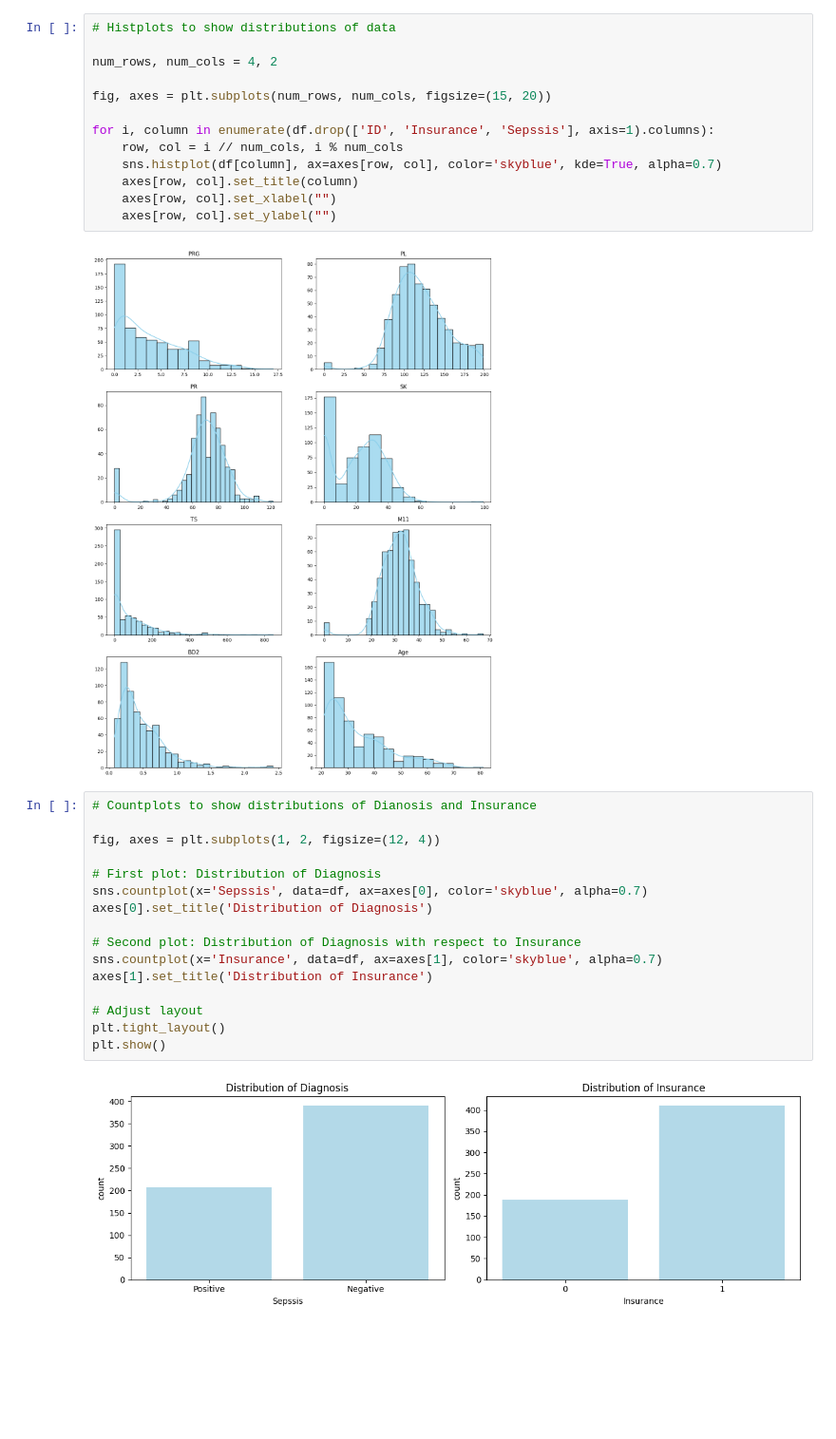
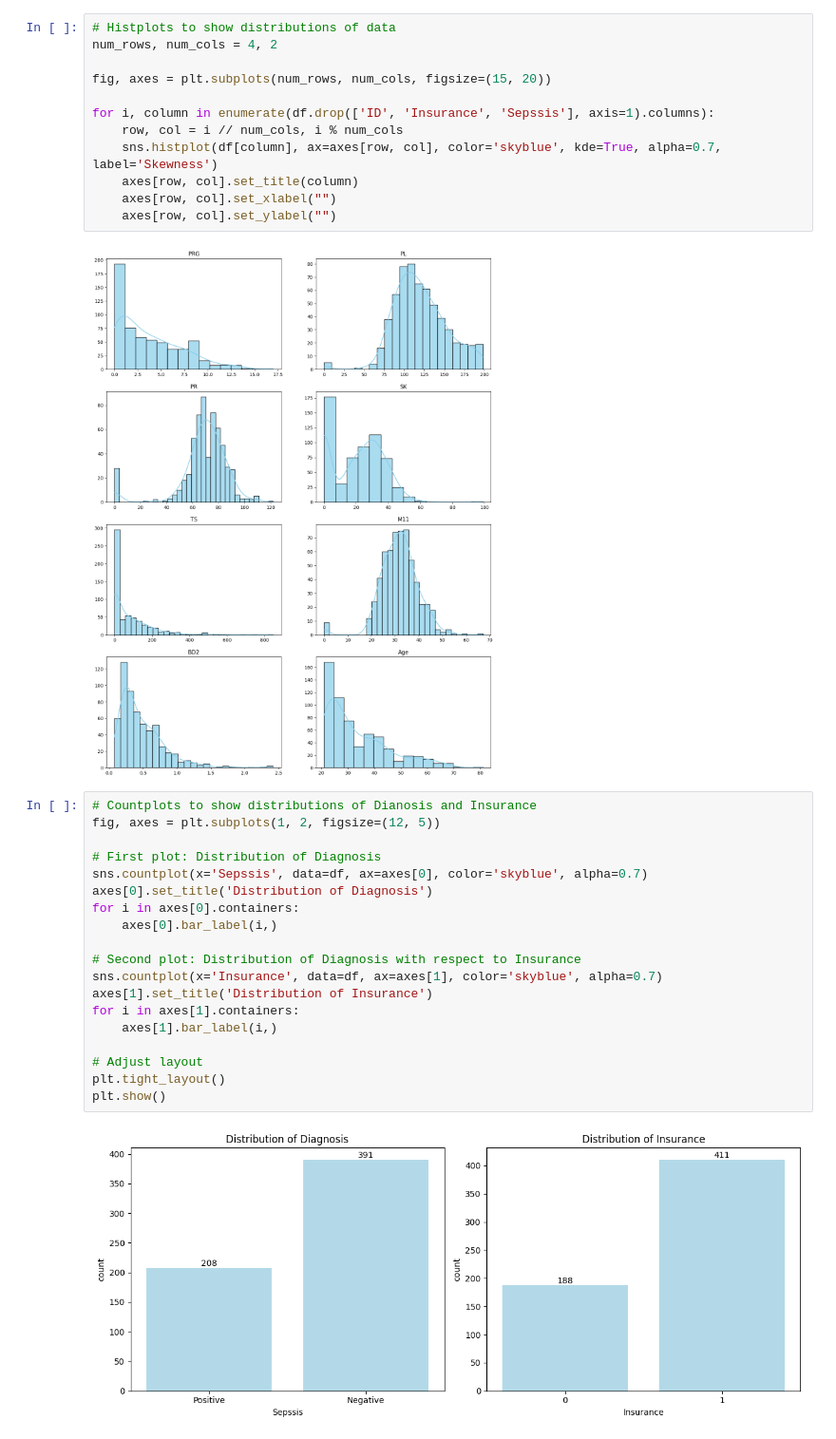
Before and after one commit to murithidenisgitobu/Sepsis-Predictor, a Jupyter notebook: Notebook.ipynb, the cells around one changed output. Shown at 95% size. Saved outputs shown, nothing was run; the diff lists cells and outputs as text; blank space fills up the shorter version.

```diff
--- a/Notebook.ipynb
+++ b/Notebook.ipynb
@@ -137,14 +133,13 @@ freq           391
 Name: Sepssis, dtype: object
 # %%
 # Histplots to show distributions of data
-
 num_rows, num_cols = 4, 2
 
 fig, axes = plt.subplots(num_rows, num_cols, figsize=(15, 20))
 
 for i, column in enumerate(df.drop(['ID', 'Insurance', 'Sepssis'], axis=1).columns):
     row, col = i // num_cols, i % num_cols
-    sns.histplot(df[column], ax=axes[row, col], color='skyblue', kde=True, alpha=0.7)
+    sns.histplot(df[column], ax=axes[row, col], color='skyblue', kde=True, alpha=0.7, label='Skewness')
     axes[row, col].set_title(column)
     axes[row, col].set_xlabel("")
     axes[row, col].set_ylabel("")
@@ -152,22 +147,25 @@ for i, column in enumerate(df.drop(['ID', 'Insurance', 'Sepssis'], axis=1).colum
 [figure]
 # %%
 # Countplots to show distributions of Dianosis and Insurance
-
-fig, axes = plt.subplots(1, 2, figsize=(12, 4))
+fig, axes = plt.subplots(1, 2, figsize=(12, 5))
 
 # First plot: Distribution of Diagnosis
 sns.countplot(x='Sepssis', data=df, ax=axes[0], color='skyblue', alpha=0.7)
 axes[0].set_title('Distribution of Diagnosis')
+for i in axes[0].containers:
+    axes[0].bar_label(i,)
 
 # Second plot: Distribution of Diagnosis with respect to Insurance
 sns.countplot(x='Insurance', data=df, ax=axes[1], color='skyblue', alpha=0.7)
 axes[1].set_title('Distribution of Insurance')
+for i in axes[1].containers:
+    axes[1].bar_label(i,)
 
 # Adjust layout
 plt.tight_layout()
 plt.show()
 # %% [output]
-[figure, old version]
+[figure, new version]
 # %% [markdown]
 ## Notes
 - The dataset contains 11 columns and 599 rows
```
Also changed, not shown: parts of 15 cells of this notebook.
